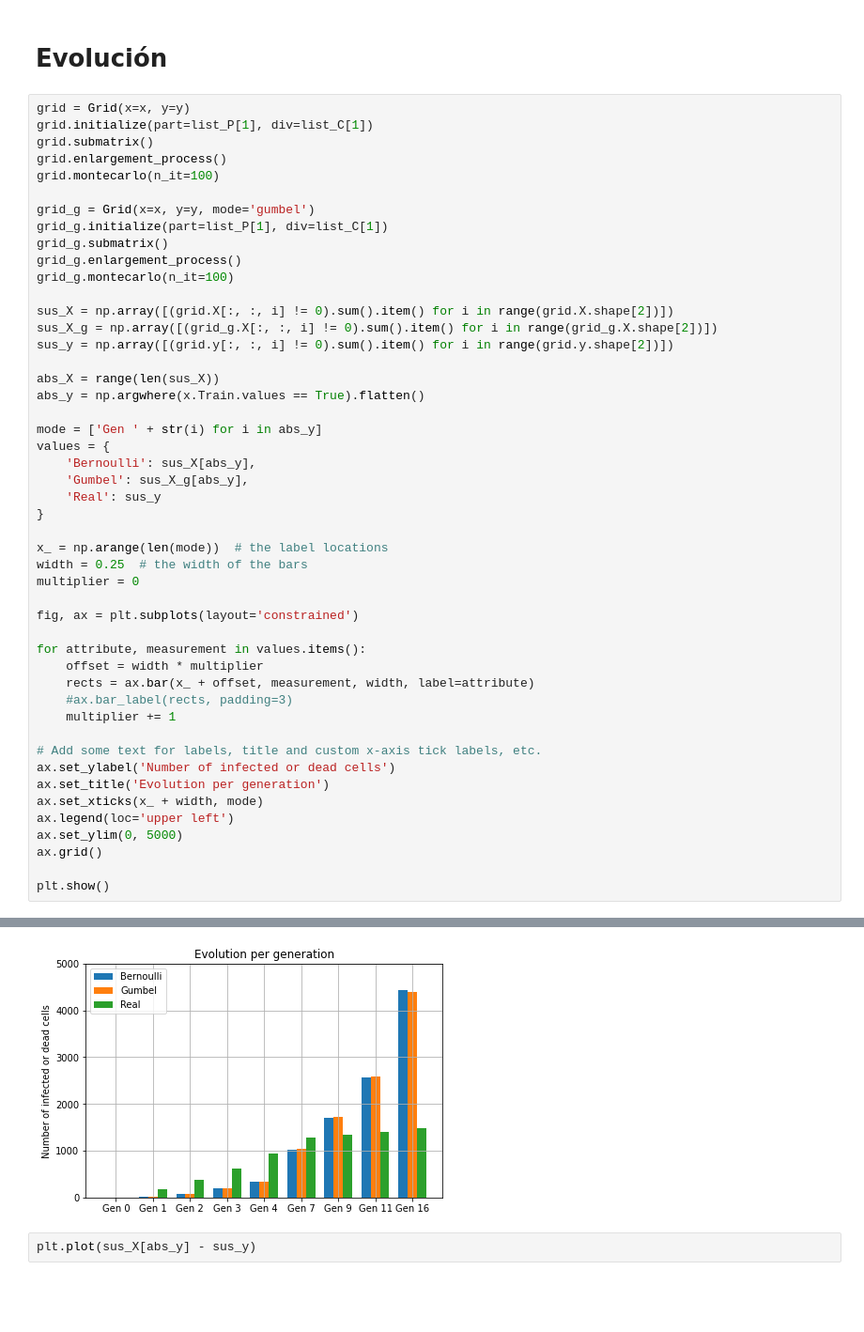
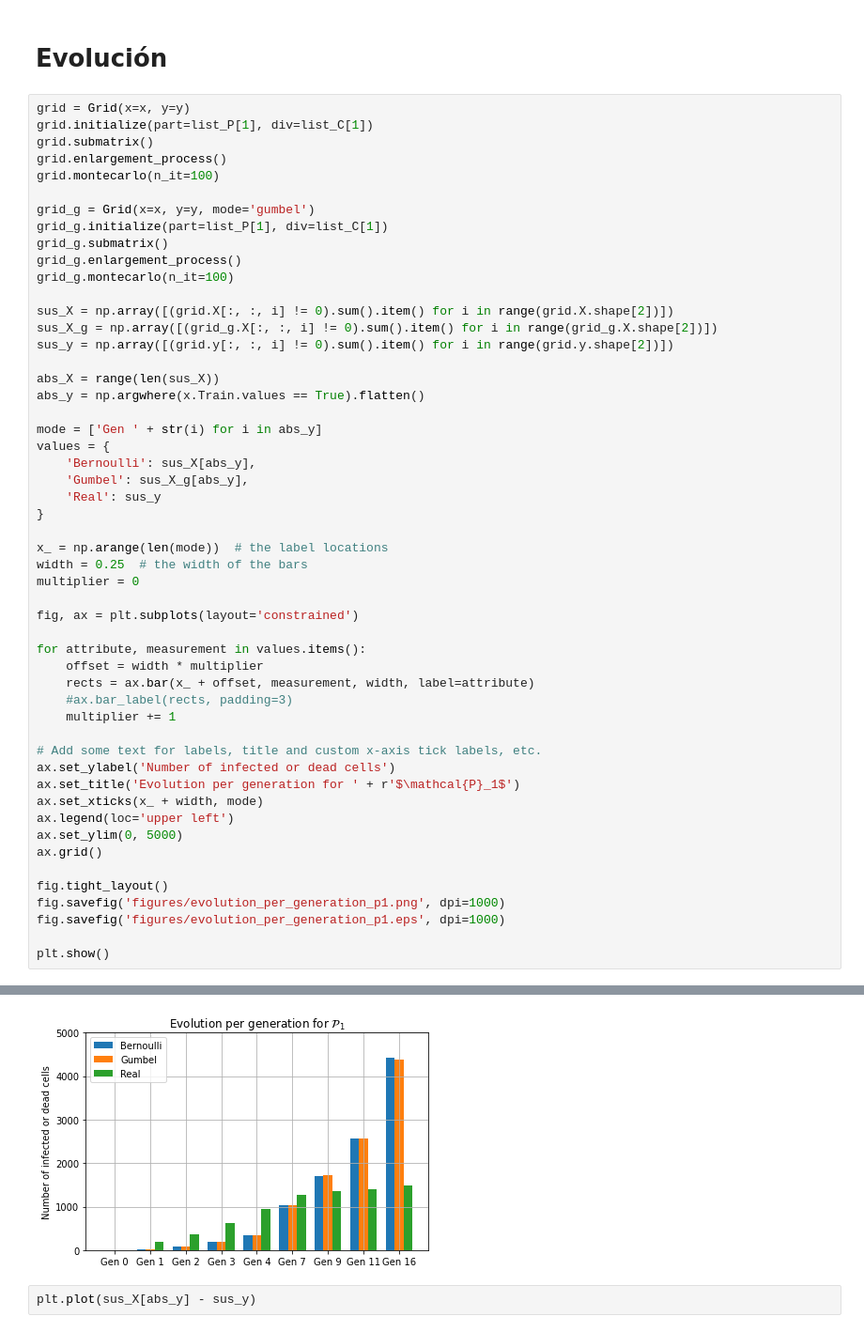
Before and after one commit to joanboterspitarch/Results-paper, a Jupyter notebook: 00_2_baseline_table.ipynb, the cells around one changed output, grey strips where cells are left out. Shown at 94% size. Saved outputs shown, nothing was run; the diff lists cells and outputs as text; blank space fills up the shorter version.

```diff
--- a/00_2_baseline_table.ipynb
+++ b/00_2_baseline_table.ipynb
@@ -315,11 +315,15 @@ for attribute, measurement in values.items():
 
 # Add some text for labels, title and custom x-axis tick labels, etc.
 ax.set_ylabel('Number of infected or dead cells')
-ax.set_title('Evolution per generation')
+ax.set_title('Evolution per generation for ' + r'$\mathcal{P}_1$')
 ax.set_xticks(x_ + width, mode)
 ax.legend(loc='upper left')
 ax.set_ylim(0, 5000)
 ax.grid()
 
+fig.tight_layout()
+fig.savefig('figures/evolution_per_generation_p1.png', dpi=1000)
+fig.savefig('figures/evolution_per_generation_p1.eps', dpi=1000)
+
 plt.show()
 # %% [output]
@@ -326,4 +331,4 @@ plt.show()
-[figure, old version]
+[figure, new version]
 # %%
 plt.plot(sus_X[abs_y] - sus_y)
 # %% [output]
```
Also changed, not shown: parts of 1 cell of this notebook, 11 other files.
